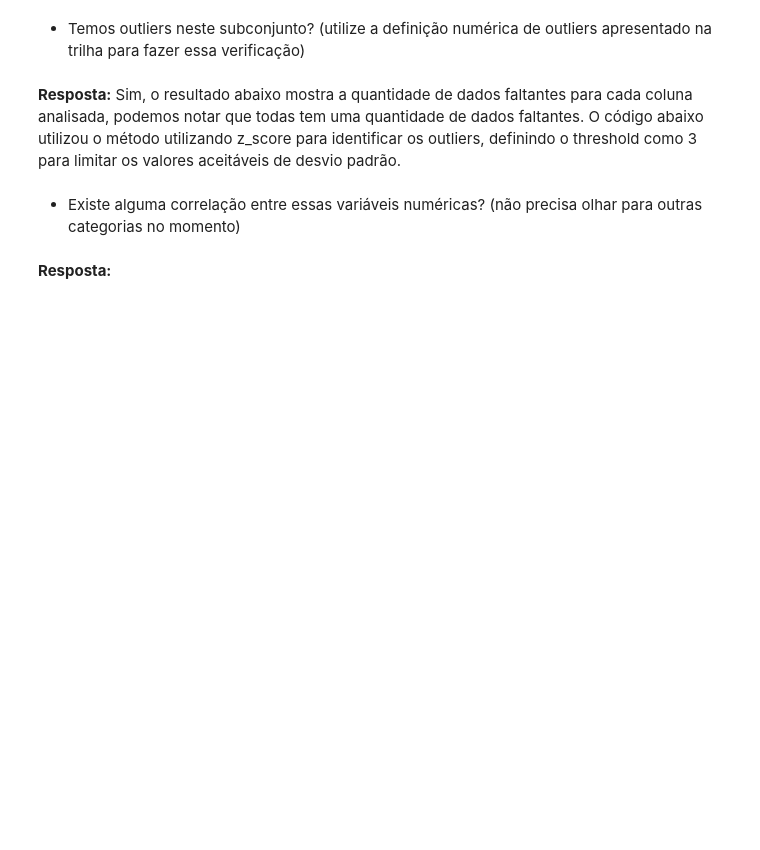
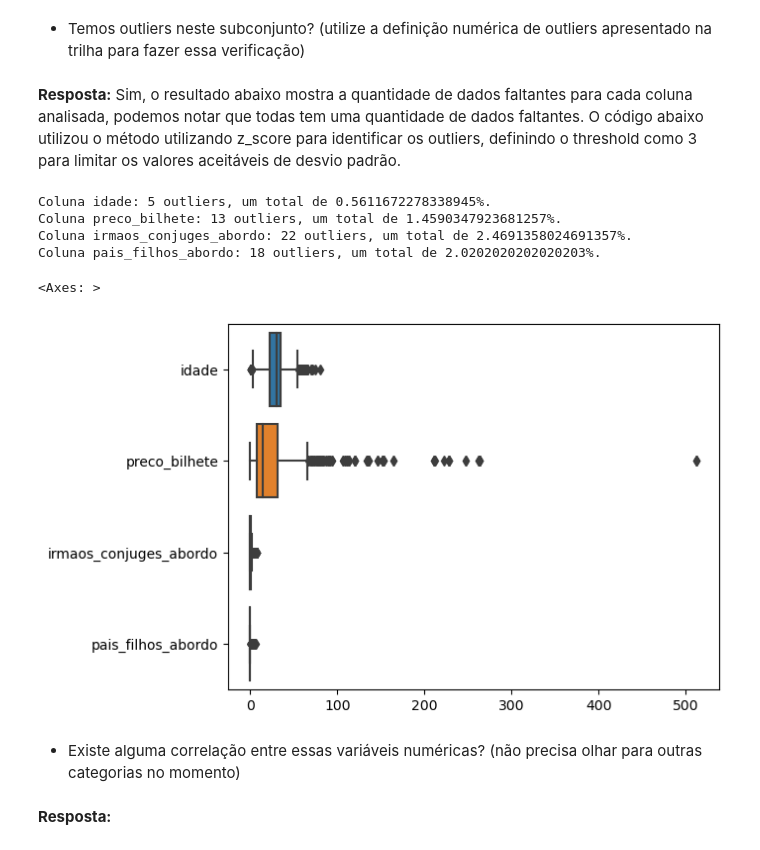
Before and after one commit to andreinamendes/titanic_cd, a Jupyter notebook: desafio.ipynb, the cells around one changed output. Saved outputs shown, nothing was run; the diff lists cells and outputs as text; code cells hidden in the pictures; blank space fills up the shorter version.

```diff
--- a/desafio.ipynb
+++ b/desafio.ipynb
@@ -126,10 +134,18 @@ def get_outliers(df):
 # Envia o dataframe para a função de encontrar as anomalias.
 outliers = get_outliers(df)
 
-# Percorre cada coluna no dicionário de outliers.
 for column in outliers:
-  # Mostra a quantidade e a porcentagem de dados faltantes para cada coluna.
-  print(f"Coluna {column}: {len(column)} dados faltantes, um total de {len(column)/df[column].shape[0]*100}%.")
+  print(f"Coluna {column}: {len(column)} outliers, um total de {len(column)/df[column].shape[0]*100}%.")
+# %% [output]
+Coluna idade: 5 outliers, um total de 0.5611672278338945%.
+Coluna preco_bilhete: 13 outliers, um total de 1.4590347923681257%.
+Coluna irmaos_conjuges_abordo: 22 outliers, um total de 2.4691358024691357%.
+Coluna pais_filhos_abordo: 18 outliers, um total de 2.0202020202020203%.
+# %%
+sns.boxplot(data=df[outliers], orient='h')
+# %% [output]
+<Axes: >
+[figure, added]
 # %% [markdown]
 - Existe alguma correlação entre essas variáveis numéricas? (não precisa olhar para outras categorias no momento)
 # %% [markdown]
```
Also changed, not shown: parts of 46 cells of this notebook.
